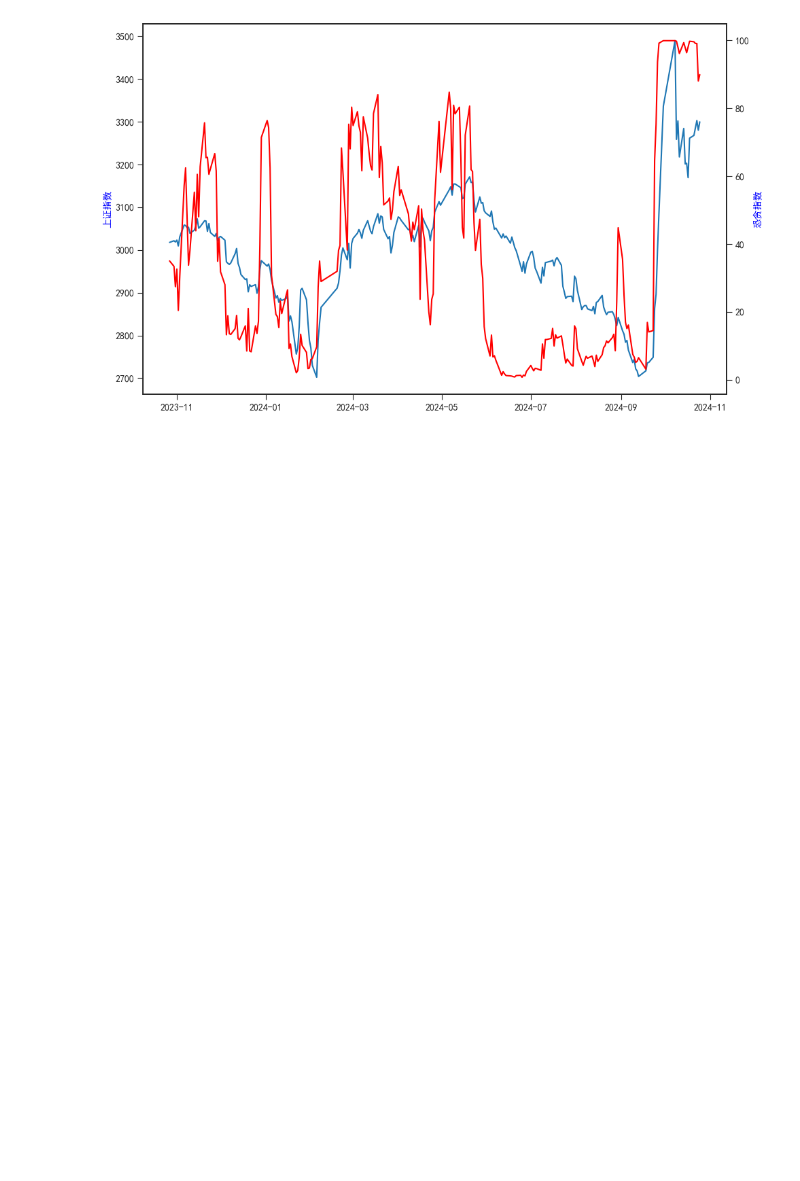
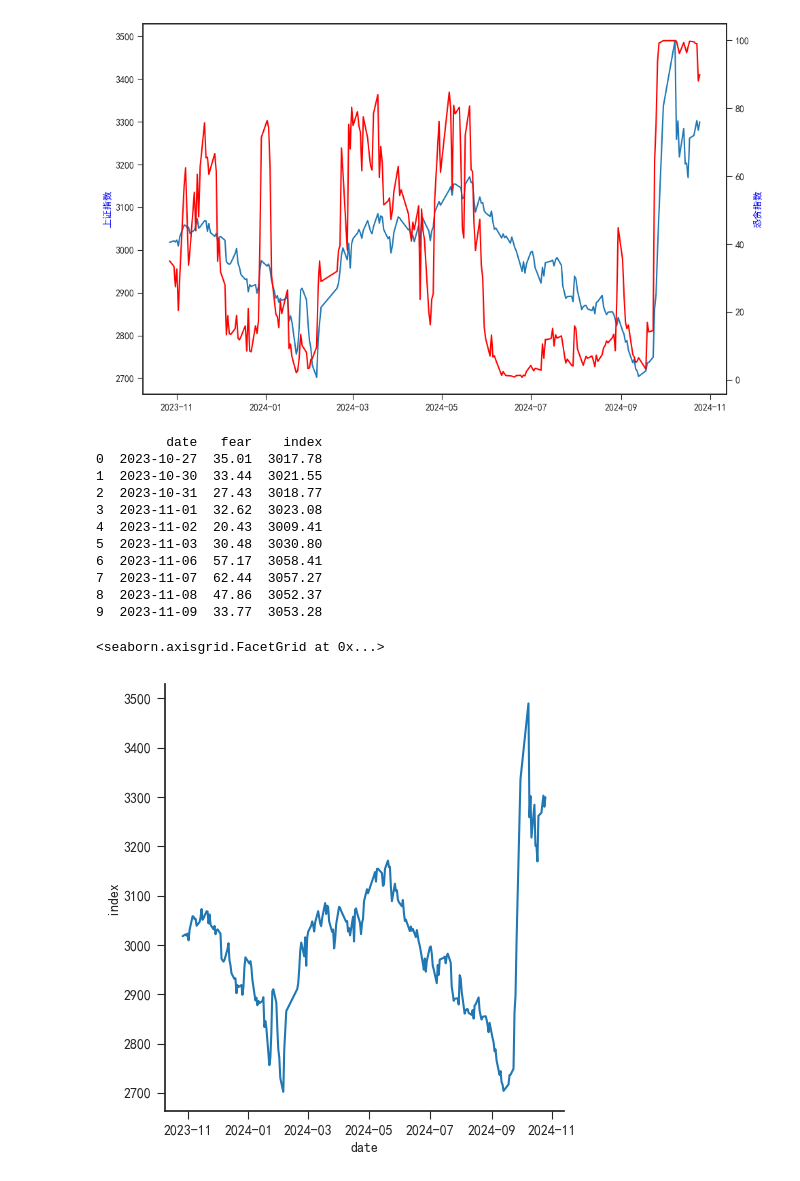
Before and after one commit to Ted88368/quant_in_action, a Jupyter notebook: akshare/qiu_quan.ipynb, the cells around one changed output. Cells and saved outputs as stored; diff of their text form; code cells hidden in the pictures; blank space fills up the shorter version.

```diff
--- a/akshare/qiu_quan.ipynb
+++ b/akshare/qiu_quan.ipynb
@@ -65,3 +65,40 @@ plt.show()
 
 [241 rows x 3 columns]
 [figure]
+# %%
+import akshare as ak
+
+import matplotlib.pyplot as plt
+import numpy as np
+import seaborn as sns
+
+plt.rcParams['font.sans-serif'] = ['SimHei']
+plt.rcParams['axes.unicode_minus'] = False
+
+#print(plt.style.available)
+#plt.style.use('seaborn-v0_8-ticks')
+
+index_fear_greed_funddb_df = ak.index_fear_greed_funddb()
+print(index_fear_greed_funddb_df.head(10))
+
+
+
+sns.relplot(
+    data=index_fear_greed_funddb_df, kind="line",
+    x="date", y="index",
+    facet_kws=dict(sharex=False),
+)
+# %% [output]
+         date   fear    index
+0  2023-10-27  35.01  3017.78
+1  2023-10-30  33.44  3021.55
+2  2023-10-31  27.43  3018.77
+3  2023-11-01  32.62  3023.08
+4  2023-11-02  20.43  3009.41
+5  2023-11-03  30.48  3030.80
+6  2023-11-06  57.17  3058.41
+7  2023-11-07  62.44  3057.27
+8  2023-11-08  47.86  3052.37
+9  2023-11-09  33.77  3053.28
+<seaborn.axisgrid.FacetGrid at 0x...>
+[figure, added]
```
